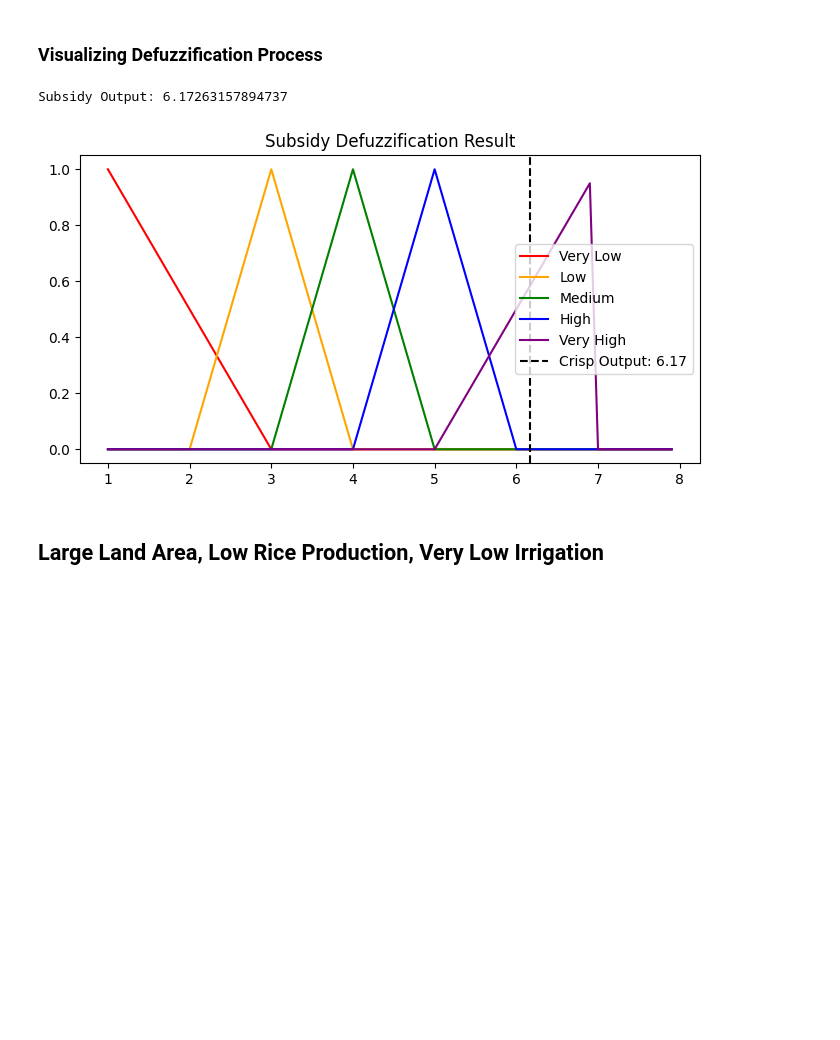
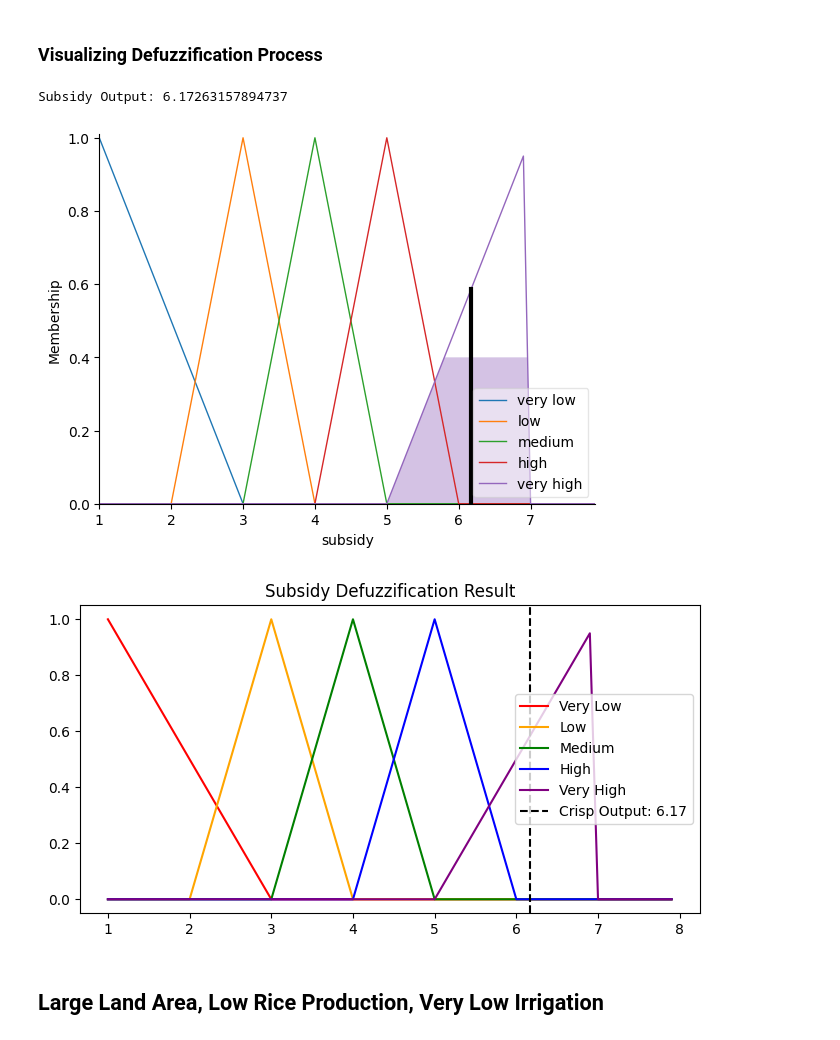
Before and after one commit to FarrelAD/Calculate-Subsidy-With-Fuzzy-Logic, a Jupyter notebook: mamdani/mamdani_2.ipynb, the cells around one changed output. Saved outputs shown, nothing was run; the diff lists cells and outputs as text; code cells hidden in the pictures; blank space fills up the shorter version.

```diff
--- a/mamdani/mamdani_2.ipynb
+++ b/mamdani/mamdani_2.ipynb
@@ -171,26 +178,29 @@ subsidization.compute()
 # %% [markdown]
 ### Visualizing Defuzzification Process
 # %%
+subsidy.view(sim=subsidization)
+
 if 'subsidy' in subsidization.output:
     subsidy_activation = subsidization.output['subsidy']
     print(f"Subsidy Output: {subsidy_activation}")
 
     # Plotting the output fuzzy set with crisp result
     fig, ax = plt.subplots(figsize=(8, 4))
     ax.plot(subsidy.universe, subsidy['very low'].mf, 'r', label='Very Low')
     ax.plot(subsidy.universe, subsidy['low'].mf, 'orange', label='Low')
     ax.plot(subsidy.universe, subsidy['medium'].mf, 'g', label='Medium')
     ax.plot(subsidy.universe, subsidy['high'].mf, 'b', label='High')
     ax.plot(subsidy.universe, subsidy['very high'].mf, 'purple', label='Very High')
     ax.axvline(x=subsidy_activation, color='k', linestyle='--', label=f"Crisp Output: {subsidy_activation:.2f}")
     ax.set_title('Subsidy Defuzzification Result')
     ax.legend()
     plt.show()
 else:
     print("No valid output computed! Adjust input values or rules.")
 # %% [output]
 Subsidy Output: 6.17263157894737
-[figure, old version]
+[figure, new version]
+[figure, added]
 # %% [markdown]
 ## Large Land Area, Low Rice Production, Very Low Irrigation
 # %% [markdown]
```
Also changed, not shown: parts of 3 cells of this notebook.
